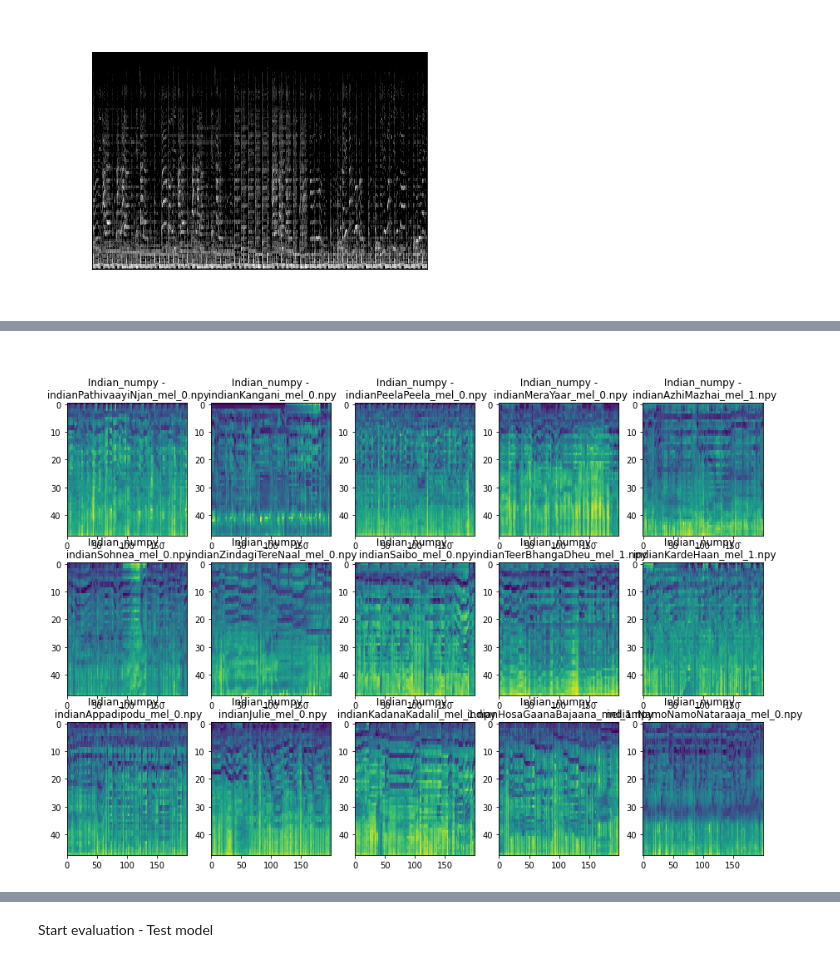
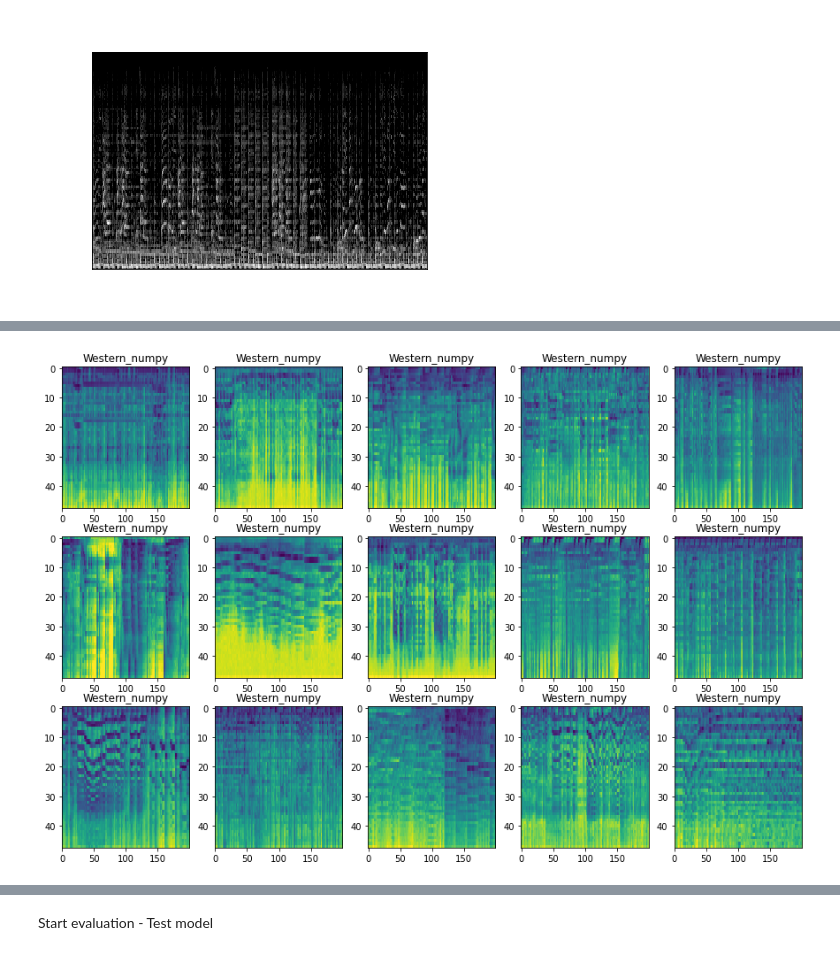
Before and after one commit to agarr3/vajra-new-2, a Jupyter notebook: AE_HYBRID_GTZAN.ipynb, the cells around one changed output, grey strips where cells are left out. Saved outputs shown, nothing was run; the diff lists cells and outputs as text; code cells hidden in the pictures.

```diff
--- a/AE_HYBRID_GTZAN.ipynb
+++ b/AE_HYBRID_GTZAN.ipynb
@@ -143,6 +168,6 @@ gt_data.groupby("labels").count()
 # %%
 test_idx = random. randint(0,1000)
-test_img_path = os.path.join(DATA_BASE_PATH, DATA_IMG_DIR, dataDF.loc[test_idx, 'labels'], dataDF.loc[test_idx, 'Images'])
+test_img_path = os.path.join(DATA_BASE_PATH, DATA_IMG_DIR, "test", test_data.loc[test_idx, 'labels'], test_data.loc[test_idx, 'Images'])
 print(test_img_path)
 
 numpy_arr = np.load(test_img_path)
@@ -205,10 +254,10 @@ test_data_combined = test_data.copy(deep=True)
 # test_data = test_data[test_data['labels'] == "Western_numpy"]
 
 
-df_train, df_test = train_test_split(gt_data, test_size=validation_split, stratify=data[["labels"]])
+df_train, df_test = train_test_split(gt_data, test_size=validation_split, stratify=gt_data[["labels"]])
 
-df_train = train_data.reset_index(drop=True)
-df_test = test_data.reset_index(drop=True)
+df_train = df_train.reset_index(drop=True)
+df_test = df_test.reset_index(drop=True)
 # %%
 df_train.groupby(by=['labels','encoded_labels']).count()
 # %% [output]
@@ -247,12 +296,30 @@ class MEL_Dataset(Dataset):
         label = torch.tensor(self.img_data.loc[index, 'encoded_labels'])
         fileName = self.img_data.loc[index, 'Images']
         return data, label, fileName
+# %%
+class MEL_Dataset_EXT(Dataset):
+    def __init__(self, img_data,transform=None):
+        self.transform = transform
+        self.img_data = img_data
+
+    def __len__(self):
+        return len(self.img_data)
+
+    def __getitem__(self, index):
+        img_name = self.img_data.loc[index, 'path']
+        image = np.load(img_name)
+        data = torch.tensor(image[:,:seq_len], dtype=torch.float)
+        data = data.permute(1, 0)
+        label = torch.tensor(self.img_data.loc[index, 'encoded_labels'])
+
+        fileName = self.img_data.loc[index, 'fileName']
+        return data, label, fileName
 # %%
-train_dataset = MEL_Dataset(df_train,os.path.join(DATA_BASE_PATH, DATA_IMG_DIR),transform)
-test_dataset = MEL_Dataset(df_test,os.path.join(DATA_BASE_PATH, DATA_IMG_DIR),transform)
+train_dataset = MEL_Dataset_EXT(df_train, transform)
+test_dataset = MEL_Dataset_EXT(df_test,transform)
 
-train_dataset_combined = MEL_Dataset(train_data_combined,os.path.join(DATA_BASE_PATH, DATA_IMG_DIR),transform)
-test_dataset_combined = MEL_Dataset(test_data_combined,os.path.join(DATA_BASE_PATH, DATA_IMG_DIR),transform)
+train_dataset_combined = MEL_Dataset(train_data_combined,os.path.join(DATA_BASE_PATH, DATA_IMG_DIR, "training"),transform)
+test_dataset_combined = MEL_Dataset(test_data_combined,os.path.join(DATA_BASE_PATH, DATA_IMG_DIR, "test"),transform)
 # %%
 trainloader = torch.utils.data.DataLoader(train_dataset, batch_size=batch_size)
 testloader = torch.utils.data.DataLoader(test_dataset, batch_size=batch_size)
@@ -270,17 +337,17 @@ def mel_display(S_DB):
 # %%
 # get some random training images
 dataiter = iter(trainloader)
 images, labels, fileNames = dataiter.next()
 arthopod_types = {0: 'Indian_numpy', 1: 'Western_numpy', 2: 'country', 3: 'disco', 4: 'hiphop', 5: 'jazz', 6: 'metal', 7: 'pop', 8: 'reggae', 9: 'rock'}
 # Viewing data examples used for training
 fig, axis = plt.subplots(3, 5, figsize=(15, 10))
 for i, ax in enumerate(axis.flat):
     with torch.no_grad():
-        image, label, fileName = images[i], labels[i], fileNames[i]
+        image, label = images[i], labels[i]
         ax.imshow(mel_display(image.unsqueeze(dim=0)), interpolation='nearest', aspect='auto') # add image
-        ax.set(title = f"\n \n {arthopod_types[label.item()]} - \n {fileName}") # add label
+        ax.set(title = f"{arthopod_types[label.item()]}") # add label
 # %% [output]
-[figure, old version]
+[figure, new version]
 # %%
 # get some random training images
 dataiter = iter(testloader)
```
Also changed, not shown: parts of 25 cells of this notebook.
